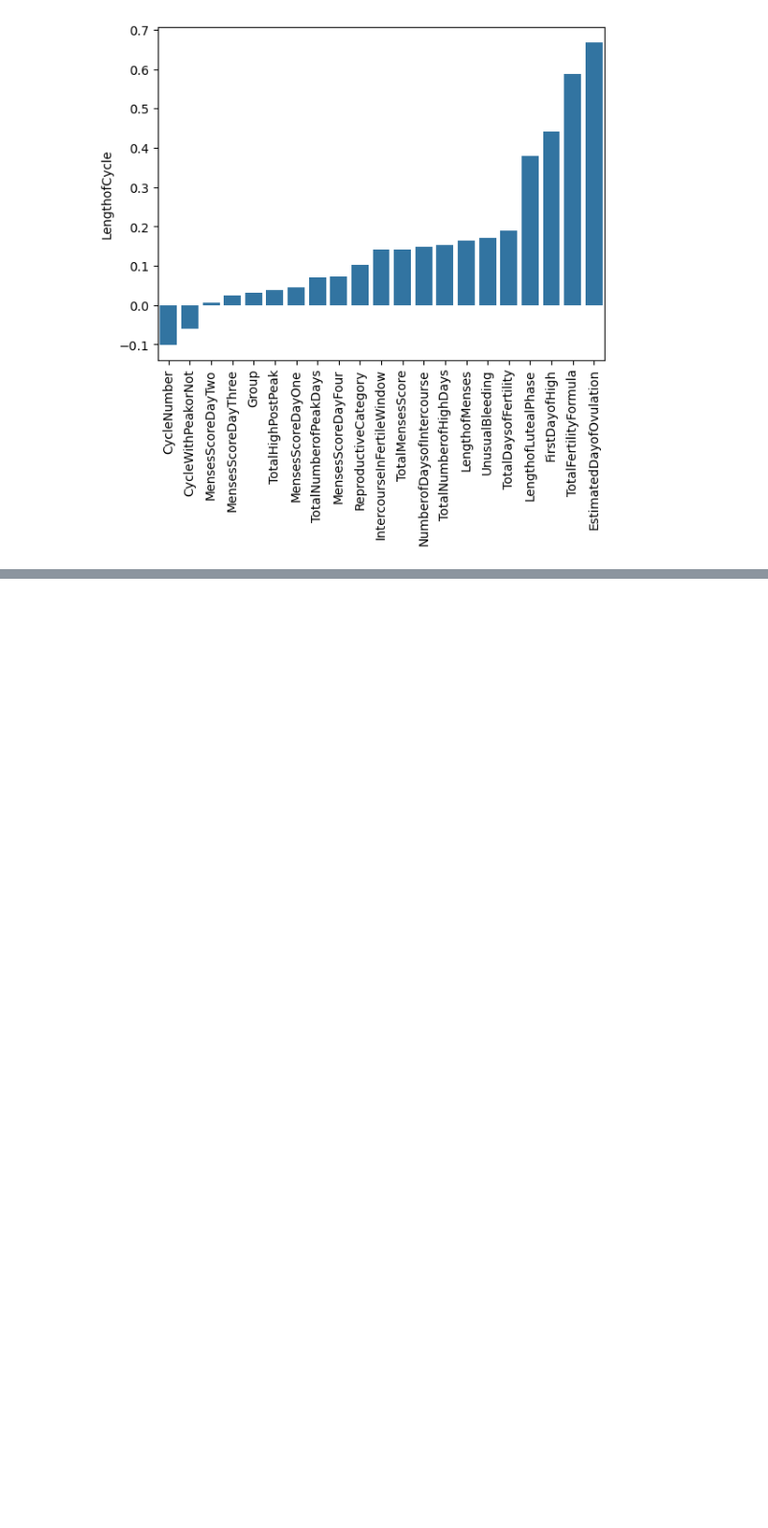
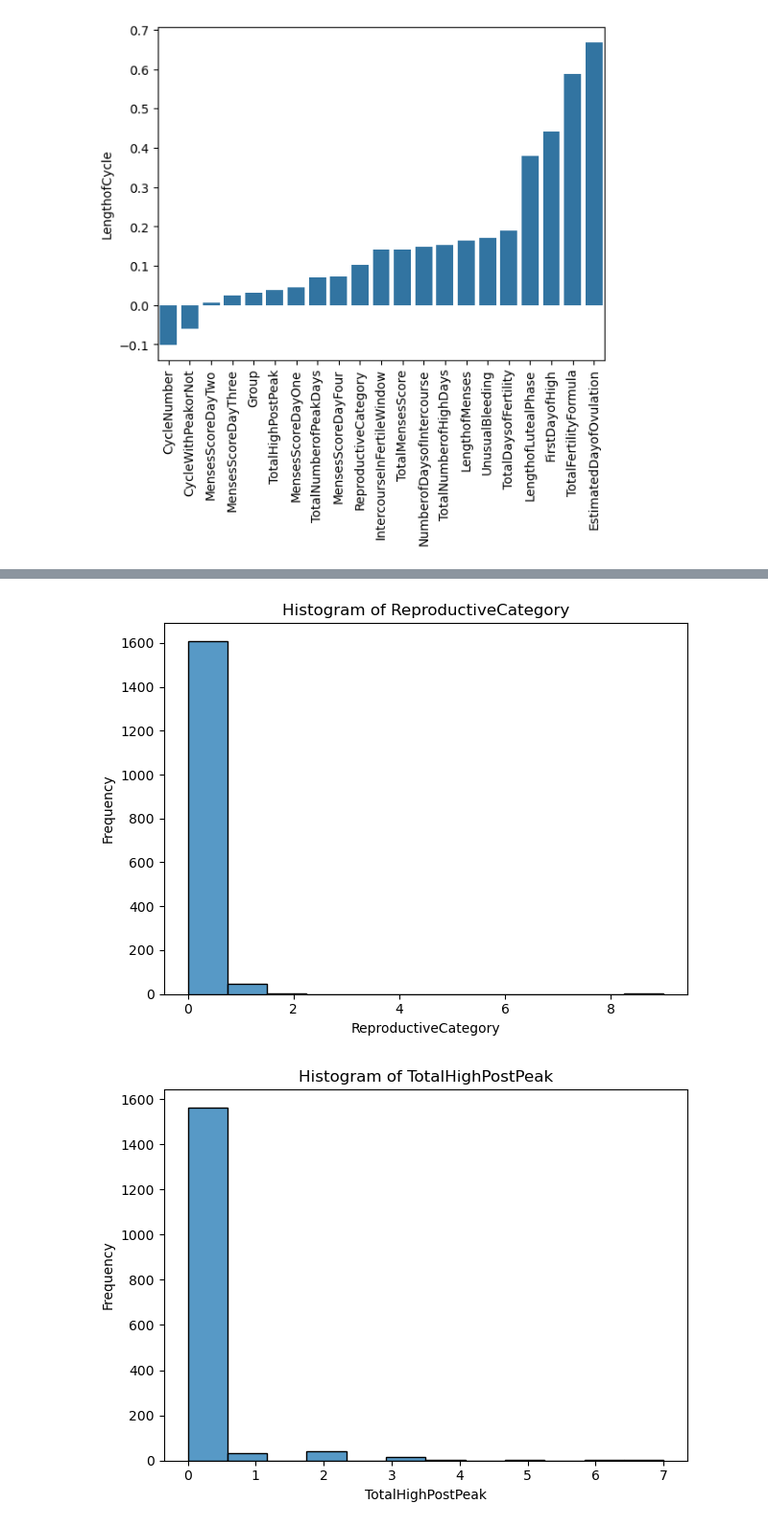
Before and after one commit to Aster-Health-Inc/aster-health-app, a Jupyter notebook: exp_notebook_cycle_tracker.ipynb, the cells around one changed output, grey strips where cells are left out. Shown at 96% size. Saved outputs shown, nothing was run; the diff lists cells and outputs as text; code cells hidden in the pictures; blank space fills up the shorter version.

```diff
--- a/exp_notebook_cycle_tracker.ipynb
+++ b/exp_notebook_cycle_tracker.ipynb
@@ -147,0 +289,12 @@ plt.xticks(rotation=90)
+# %%
+drop_columns = ['ReproductiveCategory','TotalHighPostPeak','TotalFertilityFormula','NumberofDaysofIntercourse']
+for i in drop_columns:
+    sns.histplot(data=df_cleaned, x=i)
+    plt.title(f"Histogram of {i}")
+    plt.xlabel(i)
+    plt.ylabel('Frequency')
+    plt.tight_layout()
+    plt.show()
+# %% [output]
+[figure, added]
+[figure, added]
```
Also changed, not shown: parts of 12 cells of this notebook, 1 other file.
